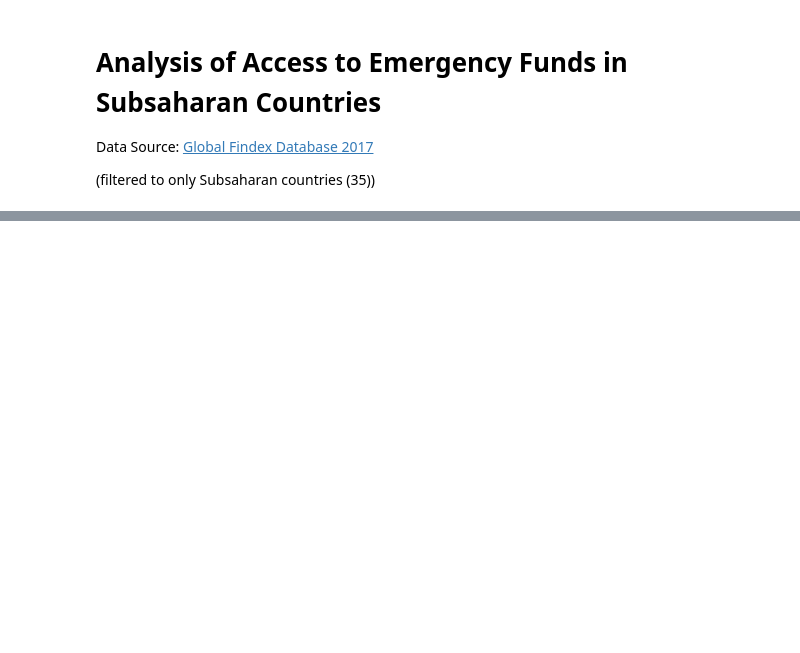
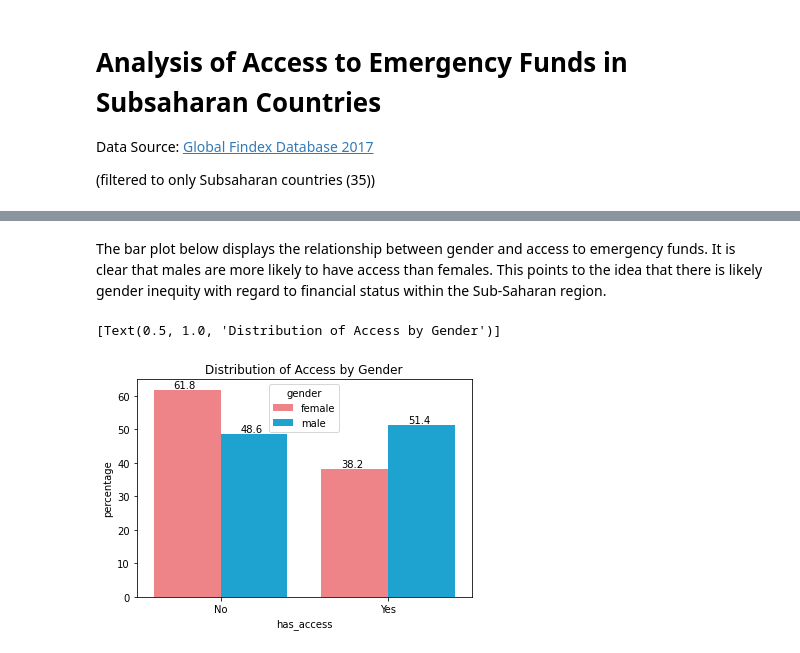
Before and after one commit to sds-capstone/2022-09-proj7-women-at-table, a Jupyter notebook: final_project.ipynb, the cells around one changed output, grey strips where cells are left out. Drawn from its saved outputs; the diff is of its cells as text; code cells hidden in the pictures; blank space fills up the shorter version.

```diff
--- a/final_project.ipynb
+++ b/final_project.ipynb
@@ -40,0 +201,19 @@ representative of the larger set (e.g., geographic coverage)?
+# %% [markdown]
+The bar plot below displays the relationship between gender and access to emergency funds. It is clear that males are more likely to have access than females. This points to the idea that there is likely gender inequity with regard to financial status within the Sub-Saharan region.
+# %%
+# barplot of possibility of coming up with emergency funds by gender
+# 1 = yes have access, 2 = no, 3 = don't know, 4 = refuse
+gender_fin_counts = (df2.groupby(['gender'])['has_access']
+                     .value_counts(normalize = True)
+                     .rename('percentage')
+                     .mul(100)
+                     .reset_index()
+                     )
+
+g = sns.barplot(x = "has_access", y = "percentage", hue="gender", data = gender_fin_counts, palette = [red, blue])
+for p in g.patches:
+   g.annotate('{:.1f}'.format(p.get_height()), (p.get_x()+.12, p.get_height()+.5))
+g.set(title = "Distribution of Access by Gender")
+# %% [output]
+[Text(0.5, 1.0, 'Distribution of Access by Gender')]
+[figure, added]
```
Also changed, not shown: parts of 53 cells of this notebook.
